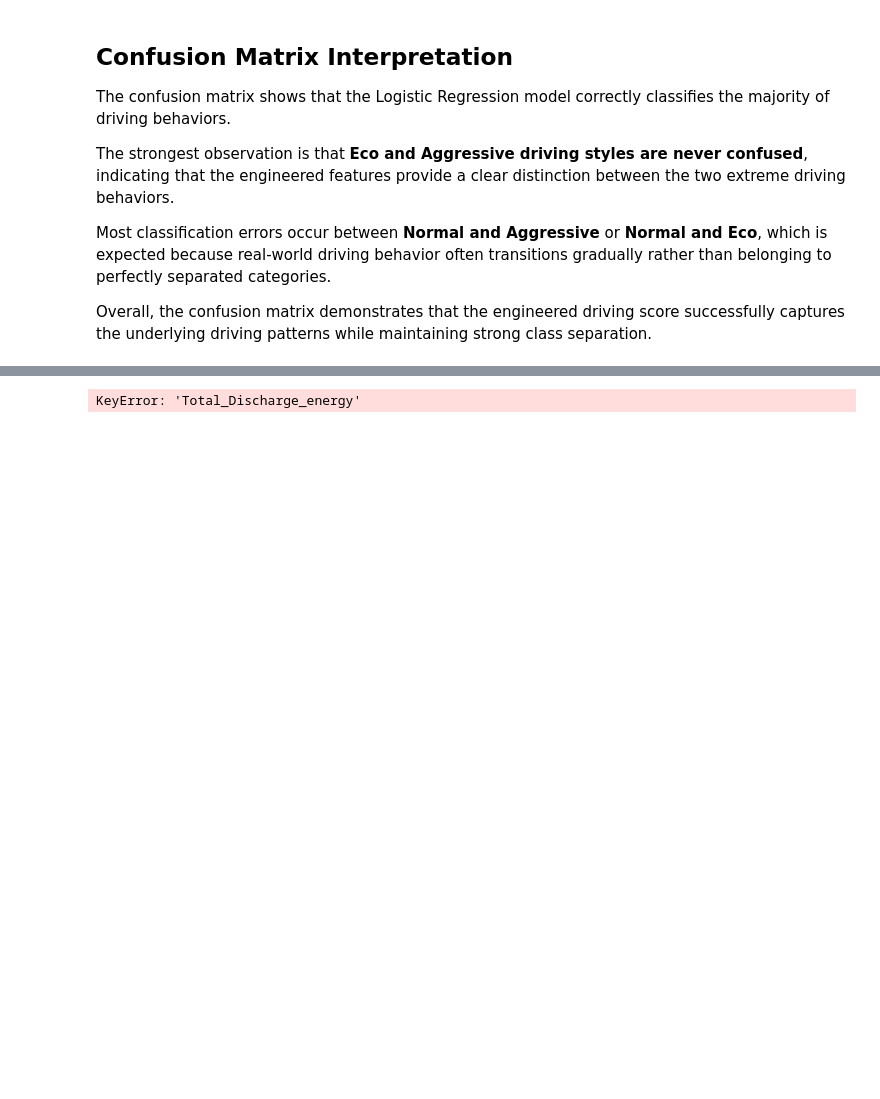
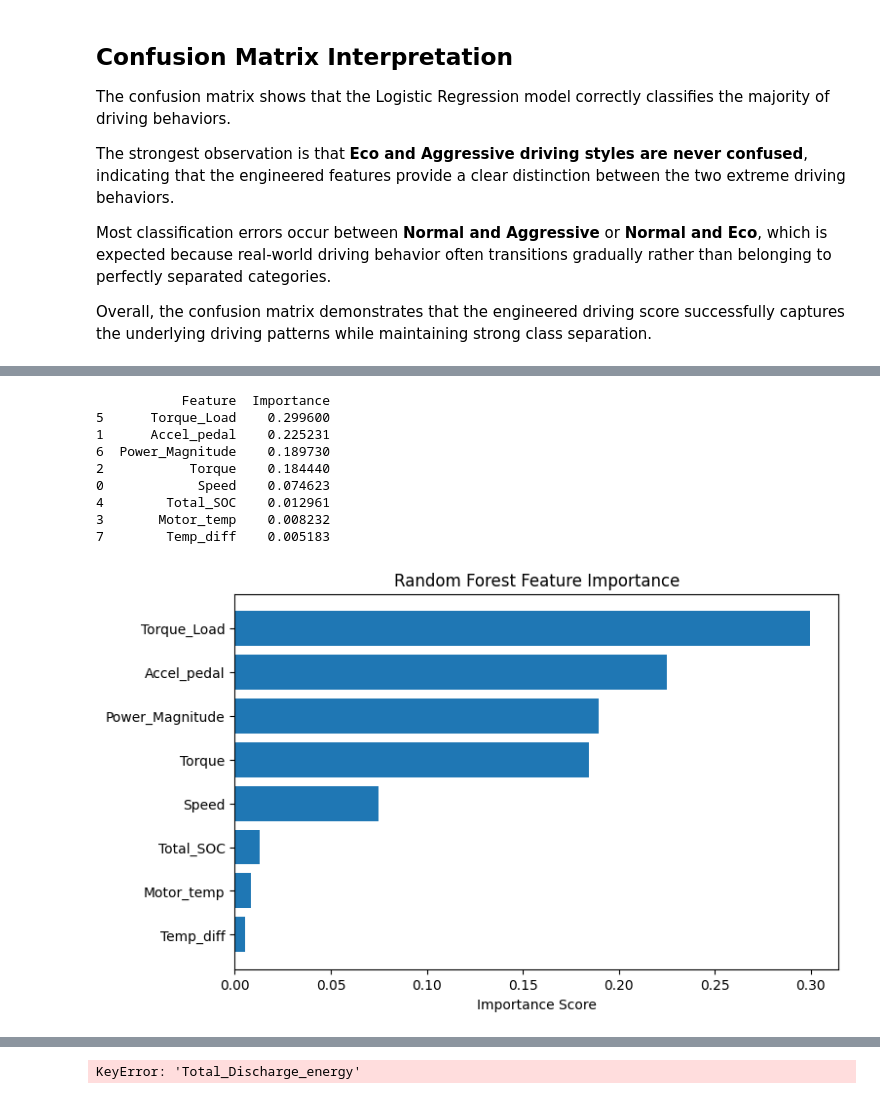
Before and after one commit to Shrawani-DS/ev-intelligence-system, a Jupyter notebook: notebook/ev_analysis.ipynb, the cells around one changed output, grey strips where cells are left out. Cells and saved outputs as stored; diff of their text form; code cells hidden in the pictures; blank space fills up the shorter version.

```diff
--- a/notebook/ev_analysis.ipynb
+++ b/notebook/ev_analysis.ipynb
@@ -1059,0 +1119,35 @@ features = [
+# %%
+importance = pd.DataFrame({
+    "Feature": reduced_features,
+    "Importance": rf.feature_importances_
+})
+
+importance = importance.sort_values(
+    by="Importance",
+    ascending=False
+)
+
+print(importance)
+
+plt.figure(figsize=(8,5))
+plt.barh(
+    importance["Feature"],
+    importance["Importance"]
+)
+plt.gca().invert_yaxis()
+
+plt.xlabel("Importance Score")
+plt.title("Random Forest Feature Importance")
+
+plt.show()
+# %% [output]
+           Feature  Importance
+5      Torque_Load    0.299600
+1      Accel_pedal    0.225231
+6  Power_Magnitude    0.189730
+2           Torque    0.184440
+0            Speed    0.074623
+4        Total_SOC    0.012961
+3       Motor_temp    0.008232
+7        Temp_diff    0.005183
+[figure, added]
```
Also changed, not shown: parts of 11 cells of this notebook.
